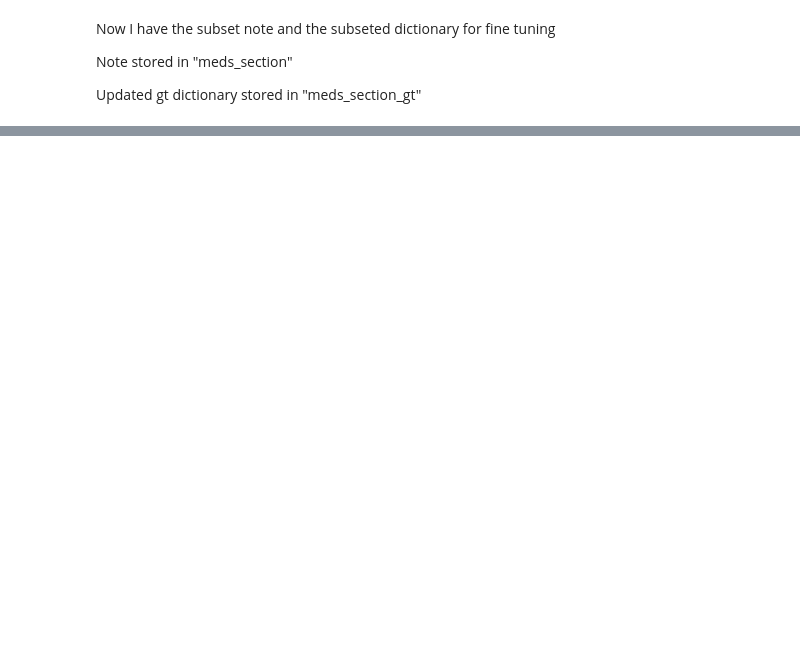
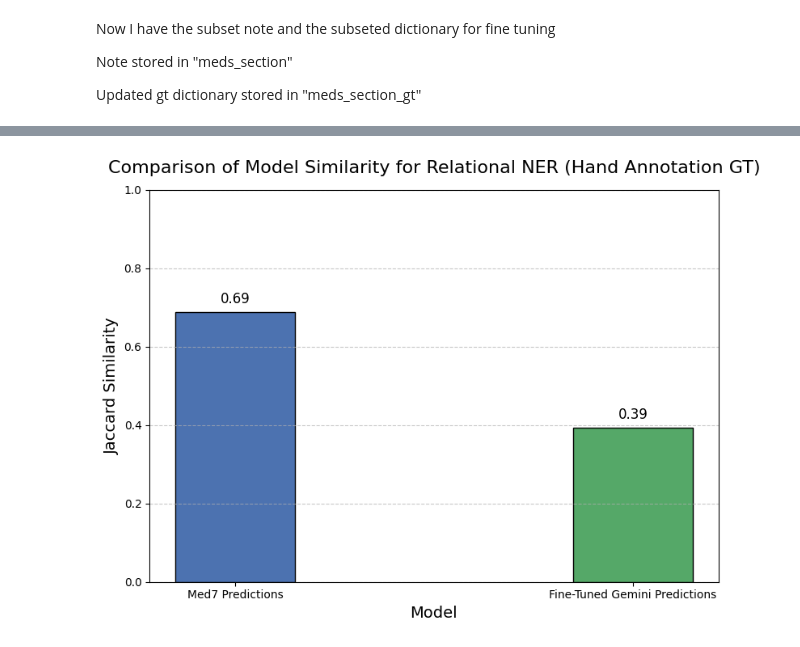
Before and after one commit to smallinaUCSD/BMI702FinalProject, a Jupyter notebook: mimic4_formatting_jaccard_plus_gt.ipynb, the cells around one changed output, grey strips where cells are left out. Drawn from its saved outputs; the diff is of its cells as text; code cells hidden in the pictures; blank space fills up the shorter version.

```diff
--- a/mimic4_formatting_jaccard_plus_gt.ipynb
+++ b/mimic4_formatting_jaccard_plus_gt.ipynb
@@ -403,0 +591,30 @@ dict_26590365 = {}
+# %%
+import matplotlib.pyplot as plt
+
+models = ["Med7 Predictions", "Fine-Tuned Gemini Predictions"]
+scores = [med7_mean_jac_sim_tuple_hand_ann, llm_mean_jac_sim_tuple_hand_ann]
+
+
+colors = ["#4C72B0", "#55A868"]  # Nice blue and green
+
+fig, ax = plt.subplots(figsize=(8, 6))
+bars = ax.bar(models, scores, color=colors, edgecolor="black", width=0.3)
+
+ax.set_ylabel("Jaccard Similarity", fontsize=14)
+ax.set_xlabel("Model", fontsize=14)
+ax.set_title("Comparison of Model Similarity for Relational NER (Hand Annotation GT)", fontsize=16, pad=15)
+ax.set_ylim(0, 1)  # Since Jaccard similarity is between 0 and 1
+ax.grid(axis='y', linestyle='--', alpha=0.7)
+
+for bar in bars:
+    height = bar.get_height()
+    ax.annotate(f"{height:.2f}",
+                xy=(bar.get_x() + bar.get_width() / 2, height),
+                xytext=(0, 5),  # vertical offset
+                textcoords="offset points",
+                ha='center', va='bottom', fontsize=12)
+
+plt.tight_layout()
+plt.show()
+# %% [output]
+[figure, added]
```
Also changed, not shown: parts of 30 cells of this notebook.
